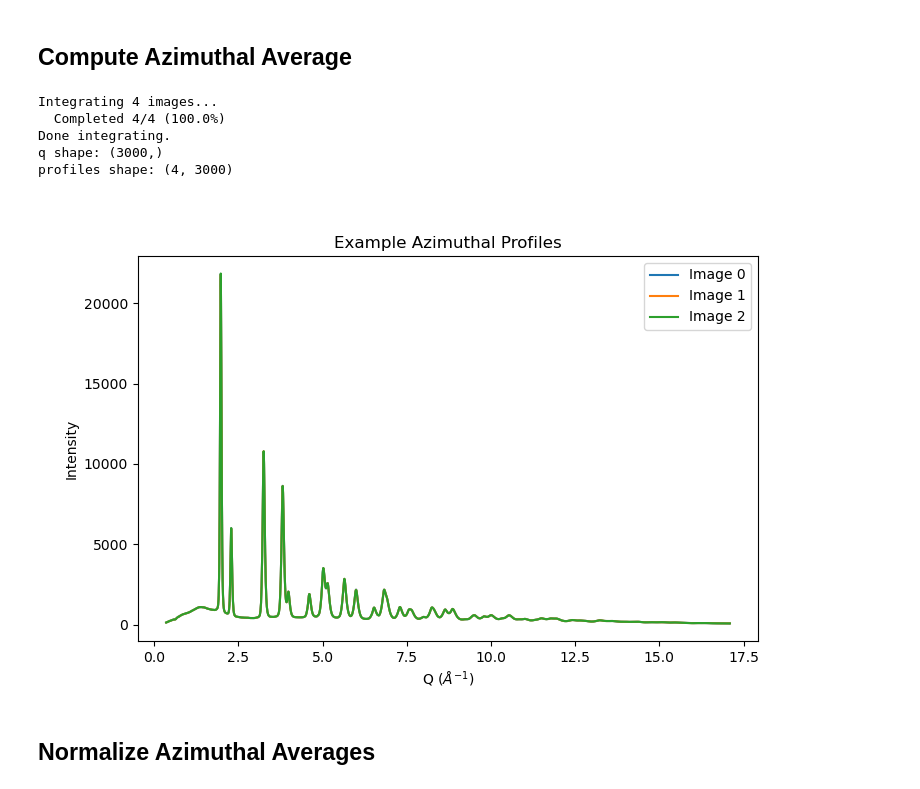
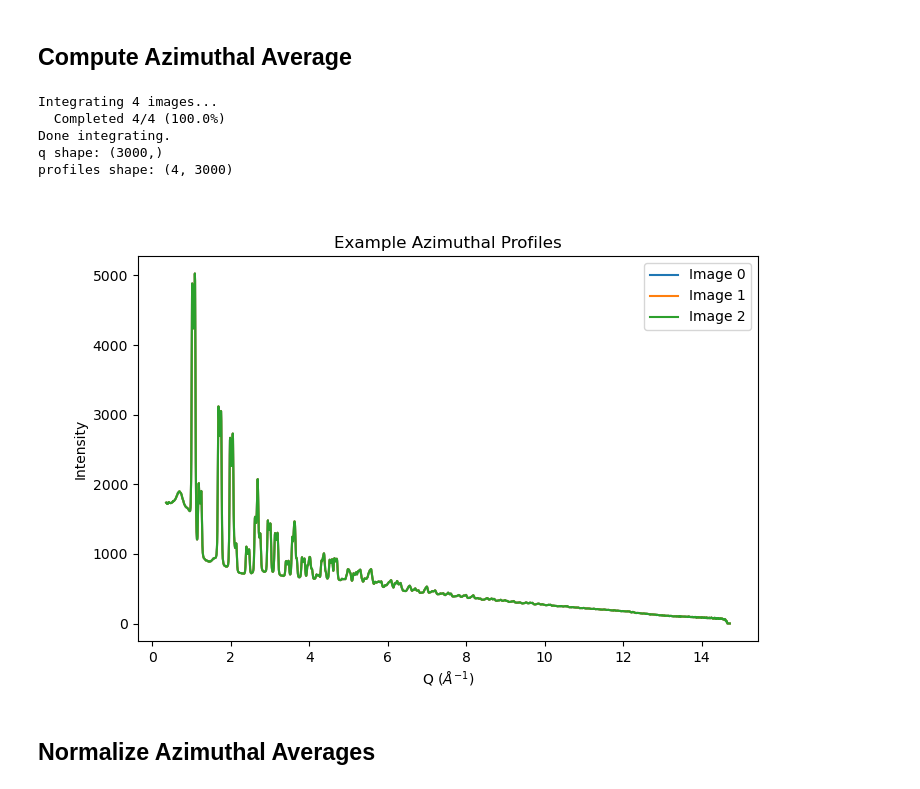
Before and after one commit to lheald2/trxrd, a Jupyter notebook: Non_Scan_Data.ipynb, the cells around one changed output. Drawn from its saved outputs; the diff is of its cells as text; code cells hidden in the pictures.

```diff
--- a/Non_Scan_Data.ipynb
+++ b/Non_Scan_Data.ipynb
@@ -31,0 +135,11 @@ Using mask file: C:\Users\lheald\Documents\Guzelturk_Lab\TRXRDPython\testdata\ma
+# %%
+if META_PATH is not None:
+    metadata = trxrd.read_tif_metadata(META_PATH)
+    print(metadata.keys())
+    CENTER_X = metadata["center_x"]
+    CENTER_Y = metadata["center_y"]
+    DISTANCE = metadata["distance"]
+    WAVELENGTH = metadata["wavelength"]
+    POLARIZATION_FACTOR = metadata["polarization"]
+    PIXEL1 = 1.50e-4
+    PIXEL2 = 1.50e-4
@@ -55,10 +171,10 @@ image_shape = data_dict["images"].shape[1:]   # (rows, cols)
 
 combined_mask = trxrd.build_combined_mask(
     image_shape,
-    center_xy = (MASK_CENTER_X, MASK_CENTER_Y),
-    radius = MASK_RADIUS,
+    center_xy = (metadata["center_x"], metadata["center_y"]),
+    radius = 20,
     detector_mask=None,
-    mask_path=MASK_FILE,
+    mask_path=None,
     plot=True,
     example_image=data_dict["images"][0],
 )
@@ -101,44 +211,62 @@ Mean center: [  44. 1666.]
 # %% [markdown]
 ## Compute Azimuthal Average
 # %%
-az_result = trxrd.azimuthal_average_pyfai(
+if PONI_FILE is not None:
+    az_result = trxrd.azimuthal_average_pyfai(
     images=data_dict["images"],
-    centers_xy=(CENTER_X, CENTER_Y),   # note: (x, y)
-    polarization_factor=POLARIZATION_FACTOR,
+    centers_xy=None,   # note: (x, y)
+    poni_path=PONI_FILE,
     npt=N_POINTS,
     unit=UNIT,
     nan_radial_range=(NAN_MIN, NAN_MAX),   # set Q < 0.3 to NaN
     azimuth_range=None,
     integration_mask=combined_mask,
     return_dict=True,
     progress_interval=100,
     use_custom_polarization=False,
     integration_function="integrate1d",
     correct_solid_angle=False,
     method=("bbox", "csr", "cython")
 )
+else:
+    az_result = trxrd.azimuthal_average_pyfai(
+        images=data_dict["images"],
+        centers_xy=(CENTER_X, CENTER_Y),   # note: (x, y)
+        polarization_factor=POLARIZATION_FACTOR,
+        npt=N_POINTS,
+        unit=UNIT,
+        nan_radial_range=(NAN_MIN, NAN_MAX),   # set Q < 0.3 to NaN
+        azimuth_range=None,
+        integration_mask=combined_mask,
+        return_dict=True,
+        progress_interval=100,
+        use_custom_polarization=False,
+        integration_function="integrate1d",
+        correct_solid_angle=False,
+        method=("bbox", "csr", "cython")
+    )
 
 q = az_result["radial"]
 profiles = az_result["profiles"]
 
 print("q shape:", q.shape)
 print("profiles shape:", profiles.shape)
 
 plt.figure(figsize=(8, 5))
 for i in [0, 1, 2]:
     plt.plot(q, profiles[i], label=f"Image {i}")
 plt.xlabel(r"Q ($\AA^{-1}$)")
 plt.ylabel("Intensity")
 plt.title("Example Azimuthal Profiles")
 plt.legend()
 plt.show()
 # %% [output]
 Integrating 4 images...
   Completed 4/4 (100.0%)
 Done integrating.
 q shape: (3000,)
 profiles shape: (4, 3000)
-[figure, old version]
+[figure, new version]
 # %% [markdown]
 ## Normalize Azimuthal Averages
 # %%
```
Also changed, not shown: parts of 17 cells of this notebook, 15 other files.
